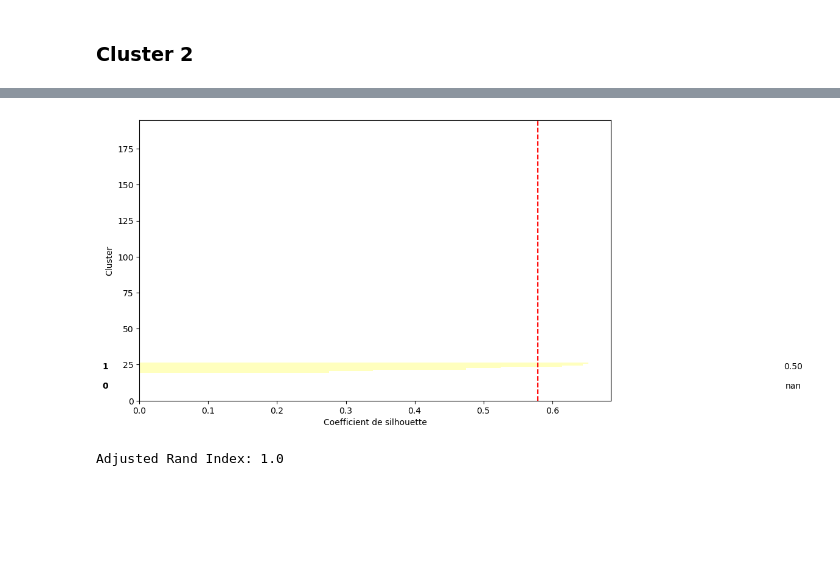
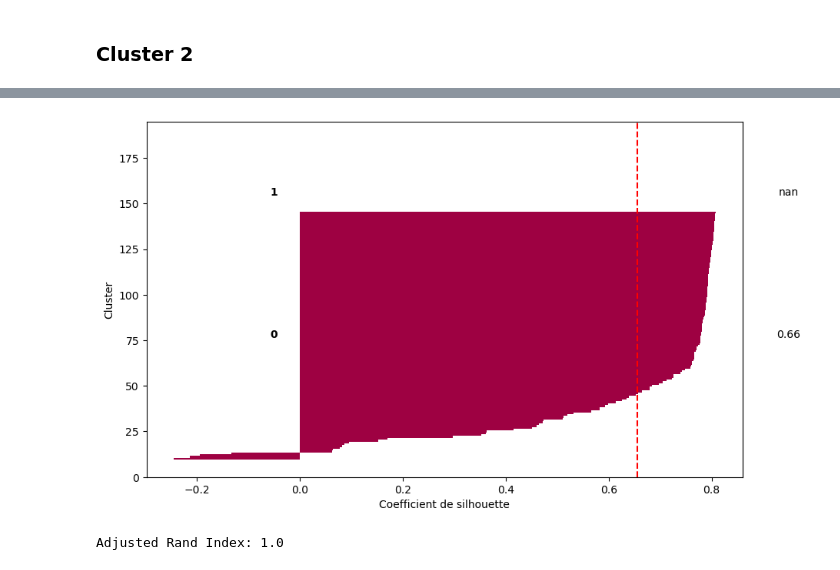
Before and after one commit to AntoineJBQ/Projet-9---Produisez-une--etude-de-marche--avec-Python, a Jupyter notebook: NOTEBOOK/clustering_visualisations.ipynb, the cells around one changed output, grey strips where cells are left out. Cells and saved outputs as stored; diff of their text form; code cells hidden in the pictures; blank space fills up the shorter version.

```diff
--- a/NOTEBOOK/clustering_visualisations.ipynb
+++ b/NOTEBOOK/clustering_visualisations.ipynb
@@ -437,0 +484,25 @@ cluster_2.sample(10)
+# %%
+from sklearn.cluster import DBSCAN
+
+# Préparation des données
+X = df_test.values
+
+# Création de l'objet DBSCAN
+dbscan = DBSCAN(eps=5, min_samples=20)
+
+# Fit et prédiction
+clusters = dbscan.fit_predict(X)
+
+# Ajout des labels de cluster au DataFrame
+df['cluster_dbscan'] = clusters
+unique = df['cluster_dbscan'].nunique()
+print(unique)
+# Création du graphique
+plt.figure(figsize=(10, 7))
+plt.scatter(df['F1'], df['F2'], c=df['cluster_dbscan'], cmap='viridis')
+
+plt.title('DBSCAN Clustering')
+plt.xlabel('F1')
+plt.ylabel('F2')
+plt.colorbar()
+plt.show()
@@ -437,0 +512,3 @@ cluster_2.sample(10)
+# %%
+df['cluster_dbscan'] = df['cluster_dbscan'].replace({-1: 1, 0: 2})
+df.sample(10)
@@ -437,0 +529,6 @@ cluster_2.sample(10)
+# %%
+# on va rapprocher nos clusters avec le dataframe initial
+data['cluster_dbscan'] = df['cluster_dbscan']
+data['cluster_kmeans'] = df['cluster_kmeans']
+data['cluster_dd'] = df['cluster_dd']
+data.sample(10)
@@ -437,0 +549,2 @@ cluster_2.sample(10)
+# %%
+data_num = data.select_dtypes(include=[np.number])
@@ -439,10 +573,10 @@ cluster_2.sample(10)
 from sklearn.metrics import silhouette_samples, silhouette_score
 
 # Calculer les scores de silhouette pour chaque échantillon
-silhouette_values = silhouette_samples(df, clusters)
+silhouette_values = silhouette_samples(df_test, clusters)
 
 # Calculer le score de silhouette moyen
-average_silhouette_score = silhouette_score(df, clusters)
+average_silhouette_score = silhouette_score(df_test, clusters)
 
 # Créer un graphique à barres horizontales des scores de silhouette
 plt.figure(figsize=(10, 6))
@@ -454,34 +588,34 @@ for i in range(2):
 
     # Calculer la taille du cluster actuel
     cluster_size = cluster_silhouette_values.shape[0]
     y_upper = y_lower + cluster_size
 
     # Tracer les scores de silhouette pour les échantillons du cluster actuel
     color = plt.cm.get_cmap("Spectral")(i / 2)
     plt.barh(range(y_lower, y_upper), cluster_silhouette_values, height=1.0, edgecolor='none', color=color)
 
     # Calculer le score de silhouette moyen pour le cluster actuel
     cluster_average_silhouette_score = np.mean(cluster_silhouette_values)
 
     # Ajouter des étiquettes de texte avec le numéro du cluster et le score de silhouette moyen
     plt.text(-0.05, y_lower + 0.5 * cluster_size, str(i), ha='center', va='center', fontweight='bold')
     plt.text(0.95, y_lower + 0.5 * cluster_size, f"{cluster_average_silhouette_score:.2f}", ha='center', va='center')
 
     # Mettre à jour la limite inférieure pour le prochain cluster
     y_lower = y_upper + 10
 
 # Ajouter une ligne verticale au score de silhouette moyen
 plt.axvline(x=average_silhouette_score, color='red', linestyle='--')
 
 # Définir les limites et les étiquettes de l'axe y
 plt.ylim(0, len(data_num) + (2 + 1) * 10)
 plt.xlabel("Coefficient de silhouette")
 plt.ylabel("Cluster")
 
 # Afficher le graphique
 plt.show()
 # %% [output]
-[figure, old version]
+[figure, new version]
 # %%
 from sklearn.metrics import adjusted_rand_score
 kmeans_labels = kmeans.labels_
```
Also changed, not shown: parts of 40 cells of this notebook, 2 other files.
